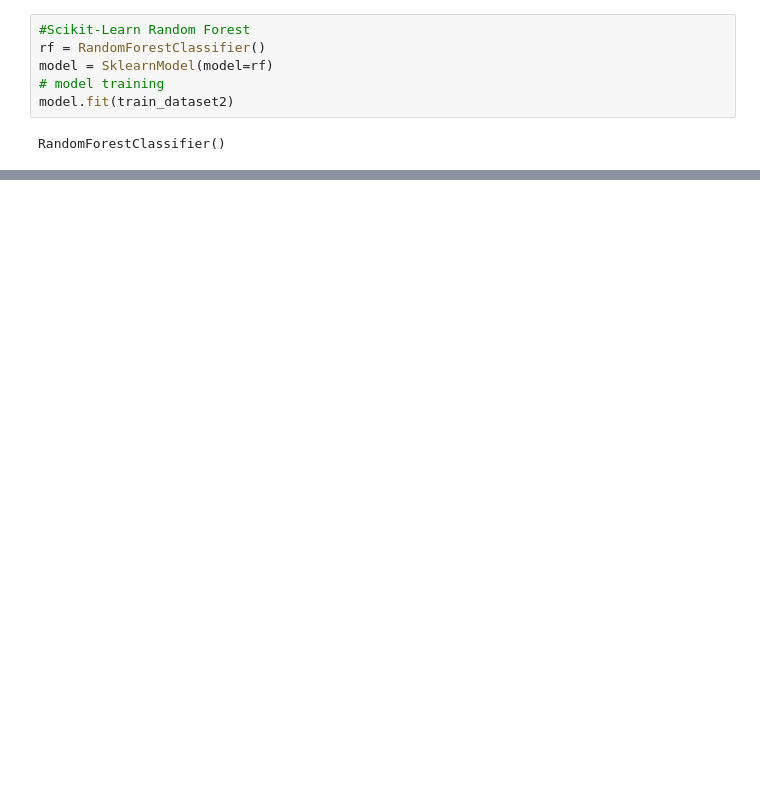
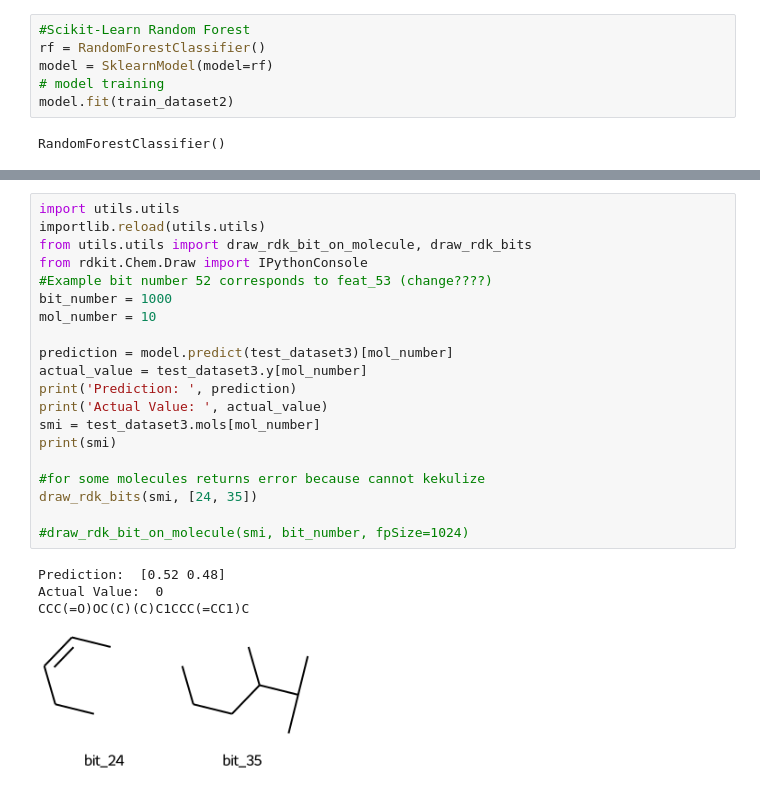
Before and after one commit to BioSystemsUM/DeepMol, a Jupyter notebook: src/SHAP_test.ipynb, the cells around one changed output, grey strips where cells are left out. Cells and saved outputs as stored; diff of their text form; blank space fills up the shorter version.

```diff
--- a/src/SHAP_test.ipynb
+++ b/src/SHAP_test.ipynb
@@ -305,0 +409,25 @@ COC1=C(C=C(C=C1)C2=CC3=CC=CC=C3C(=O)O2)O
+# %%
+import utils.utils
+importlib.reload(utils.utils)
+from utils.utils import draw_rdk_bit_on_molecule, draw_rdk_bits
+from rdkit.Chem.Draw import IPythonConsole
+#Example bit number 52 corresponds to feat_53 (change????)
+bit_number = 1000
+mol_number = 10
+
+prediction = model.predict(test_dataset3)[mol_number]
+actual_value = test_dataset3.y[mol_number]
+print('Prediction: ', prediction)
+print('Actual Value: ', actual_value)
+smi = test_dataset3.mols[mol_number]
+print(smi)
+
+#for some molecules returns error because cannot kekulize
+draw_rdk_bits(smi, [24, 35])
+
+#draw_rdk_bit_on_molecule(smi, bit_number, fpSize=1024)
+# %% [output]
+Prediction:  [0.52 0.48]
+Actual Value:  0
+CCC(=O)OC(C)(C)C1CCC(=CC1)C
+[figure, added]
```
Also changed, not shown: parts of 12 cells of this notebook.
